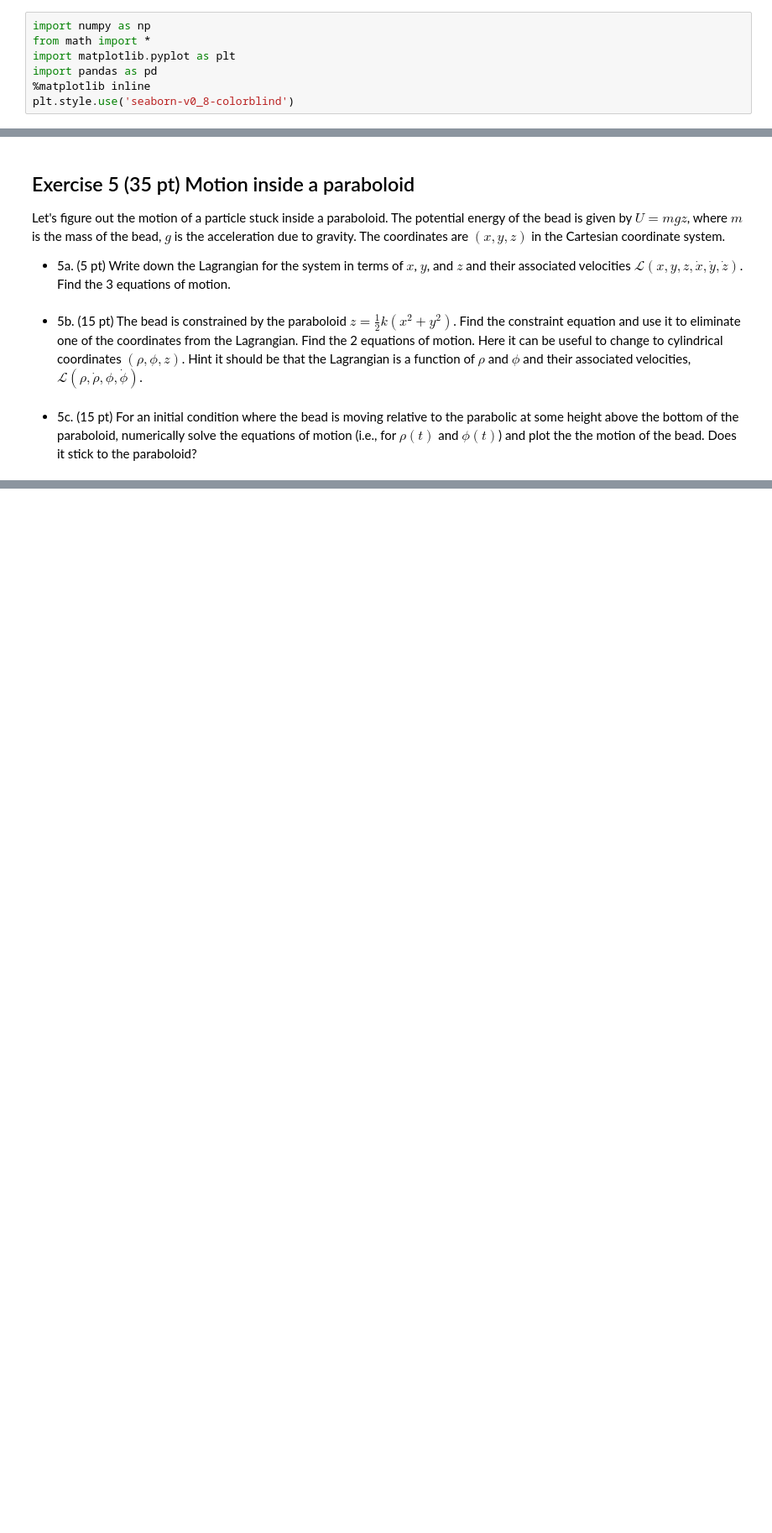
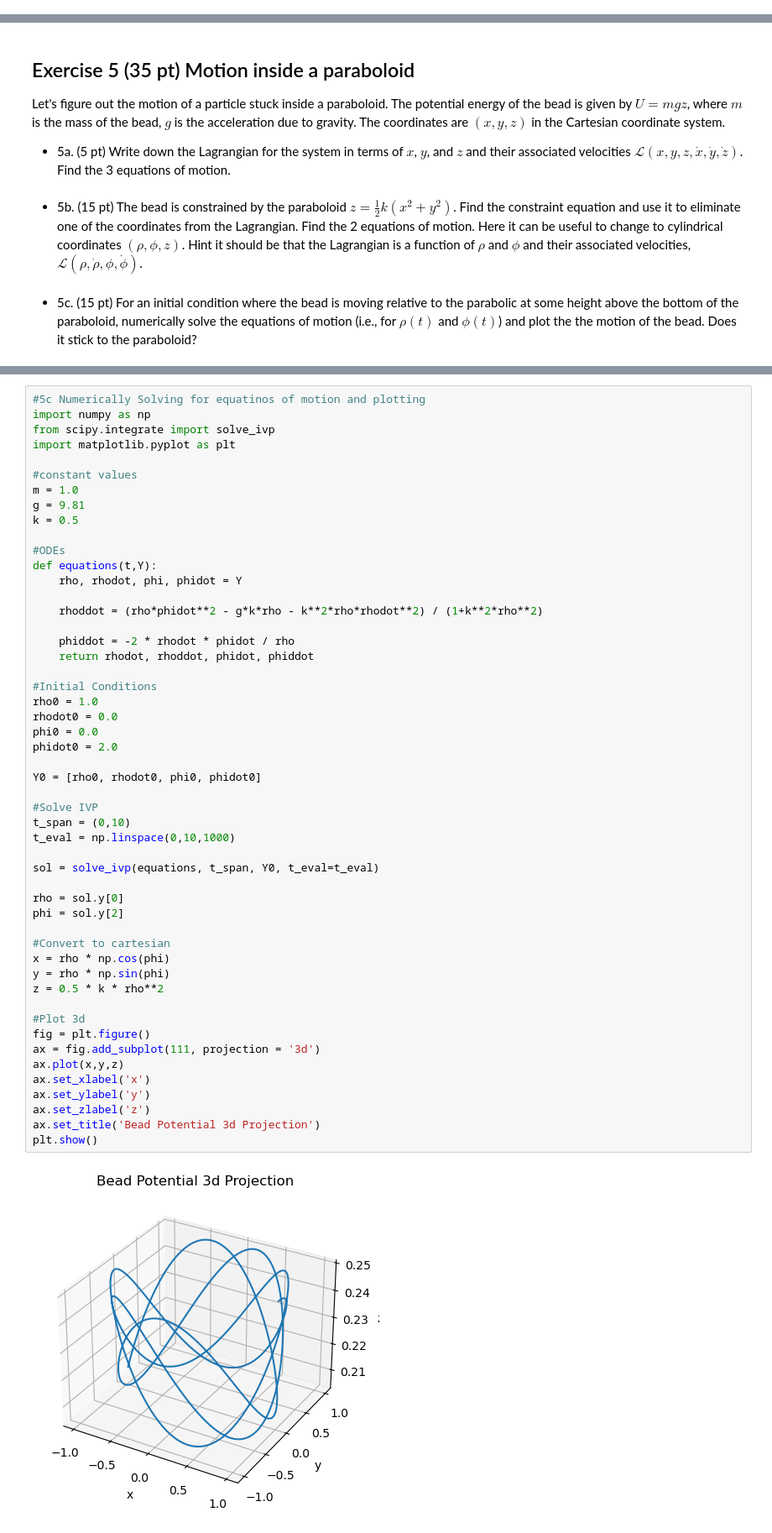
Before and after one commit to BruhddyTheThird/ProfCPisGoatedLib, a Jupyter notebook: PHY 321 HW 8 ex5.ipynb, the cells around one changed output, grey strips where cells are left out. Shown at 84% size. Saved outputs shown, nothing was run; the diff lists cells and outputs as text; blank space fills up the shorter version.

```diff
--- a/PHY 321 HW 8 ex5.ipynb
+++ b/PHY 321 HW 8 ex5.ipynb
@@ -27,7 +4,0 @@ doconce format html hw5.do.txt --no_mako -->
-# %%
-import numpy as np
-from math import *
-import matplotlib.pyplot as plt
-import pandas as pd
-%matplotlib inline
-plt.style.use('seaborn-v0_8-colorblind')
@@ -151,0 +52,53 @@ If you have questions, please contact Danny.
+# %%
+#5c Numerically Solving for equatinos of motion and plotting
+import numpy as np
+from scipy.integrate import solve_ivp
+import matplotlib.pyplot as plt
+
+#constant values
+m = 1.0
+g = 9.81
+k = 0.5
+
+#ODEs
+def equations(t,Y):
+    rho, rhodot, phi, phidot = Y
+
+    rhoddot = (rho*phidot**2 - g*k*rho - k**2*rho*rhodot**2) / (1+k**2*rho**2)
+
+    phiddot = -2 * rhodot * phidot / rho
+    return rhodot, rhoddot, phidot, phiddot
+
+#Initial Conditions
+rho0 = 1.0
+rhodot0 = 0.0
+phi0 = 0.0
+phidot0 = 2.0
+
+Y0 = [rho0, rhodot0, phi0, phidot0]
+
+#Solve IVP
+t_span = (0,10)
+t_eval = np.linspace(0,10,1000)
+
+sol = solve_ivp(equations, t_span, Y0, t_eval=t_eval)
+
+rho = sol.y[0]
+phi = sol.y[2]
+
+#Convert to cartesian
+x = rho * np.cos(phi)
+y = rho * np.sin(phi)
+z = 0.5 * k * rho**2
+
+#Plot 3d
+fig = plt.figure()
+ax = fig.add_subplot(111, projection = '3d')
+ax.plot(x,y,z)
+ax.set_xlabel('x')
+ax.set_ylabel('y')
+ax.set_zlabel('z')
+ax.set_title('Bead Potential 3d Projection')
+plt.show()
+# %% [output]
+[figure, added]
```
Also changed, not shown: parts of 12 cells of this notebook.
